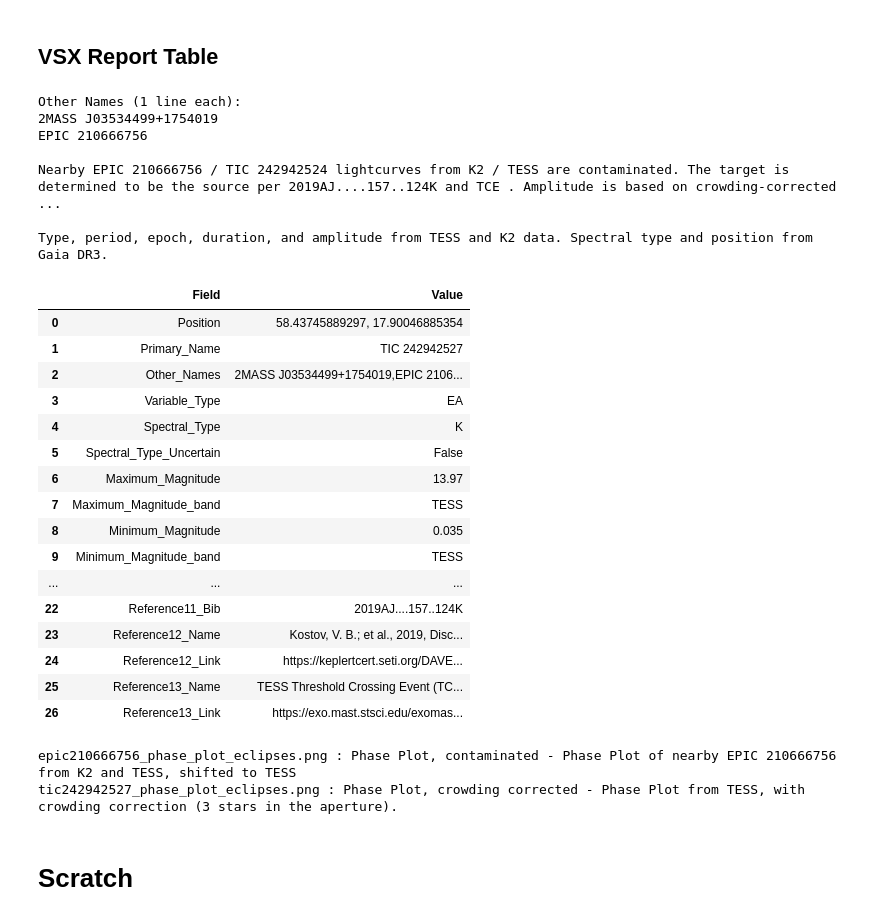
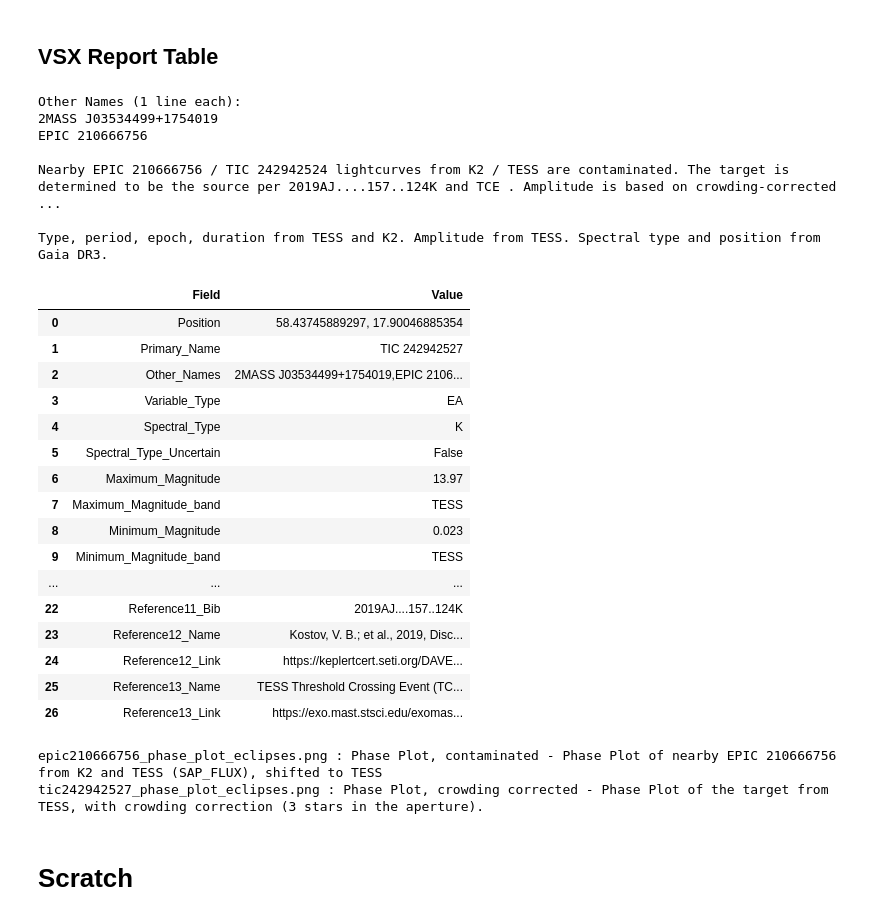
Before and after one commit to orionlee/PH_TESS_I_LightCurveViewer, a Jupyter notebook: targets/TIC_242942527_EA_based_on_contaminated_EPIC_210666756.ipynb, the cells around one changed output. Saved outputs shown, nothing was run; the diff lists cells and outputs as text; code cells hidden in the pictures.

```diff
--- a/targets/TIC_242942527_EA_based_on_contaminated_EPIC_210666756.ipynb
+++ b/targets/TIC_242942527_EA_based_on_contaminated_EPIC_210666756.ipynb
@@ -413,7 +446,6 @@ def report_to_df(report):
 # %%
 import bibs_utils
 reload(bibs_utils)
-
 
 
 other_names = "2MASS J03534499+1754019"  # 2MASSS in both TIC and Gaia DR3
@@ -421,8 +453,8 @@ other_names = "2MASS J03534499+1754019"  # 2MASSS in both TIC and Gaia DR3
 other_names += ",EPIC 210666756"  #  the nearby star with the contaminated lightcurve  in TESS / K2
 # No need to re-add existing names # other_names = ",ASASSN-V J074356.31-602347.0,TYC 8911-718-1,WISEA J074356.30-602347.2" + other_names  # prepend existing other names in the VSX record
 
-remarks = f"Nearby EPIC 210666756 / TIC 242942524 lightcurves from K2 / TESS are contaminated. The target is determined to be the source per 2019AJ....157..124K and TCE . Amplitude is based on crowding-corrected TIC 242942524. Contaminated amplitude: {mag_diff_contaminated:.3f} TESS ."
-revision_comment = "Type, period, epoch, duration, and amplitude from TESS and K2 data. Spectral type and position from Gaia DR3."
+remarks = f"Nearby EPIC 210666756 / TIC 242942524 lightcurves from K2 / TESS are contaminated. The target is determined to be the source per 2019AJ....157..124K and TCE . Amplitude is based on crowding-corrected TIC 242942524. Contaminated amplitude: {mag_diff_contaminated:.3f} TESS (SAP_FLUX) ."
+revision_comment = "Type, period, epoch, duration from TESS and K2. Amplitude from TESS. Spectral type and position from Gaia DR3."
 
 BIBS = bibs_utils.BIBS
 
@@ -462,37 +494,37 @@ def print_long_fields(report):
     print("Other Names (1 line each):")
     print("\n".join(other_names_list))
     print("")
     print(report["Remarks"])
     print("")
     print(report["Revision_Comment"])
 
 print_long_fields(vsx_report)
 with pd.option_context('display.max_colwidth', None):
     display(report_to_df(vsx_report))
 
 # Uploaded plots with  descriptions
 print("""
-epic210666756_phase_plot_eclipses.png : Phase Plot, contaminated - Phase Plot of nearby EPIC 210666756 from K2 and TESS, shifted to TESS
-tic242942527_phase_plot_eclipses.png : Phase Plot, crowding corrected - Phase Plot from TESS, with crowding correction (3 stars in the aperture).
+epic210666756_phase_plot_eclipses.png : Phase Plot, contaminated - Phase Plot of nearby EPIC 210666756 from K2 and TESS (SAP_FLUX), shifted to TESS
+tic242942527_phase_plot_eclipses.png : Phase Plot, crowding corrected - Phase Plot of the target from TESS, with crowding correction (3 stars in the aperture).
 """)
 # %% [output]
 Other Names (1 line each):
 2MASS J03534499+1754019
 EPIC 210666756
 
 Nearby EPIC 210666756 / TIC 242942524 lightcurves from K2 / TESS are contaminated. The target is determined to be the source per 2019AJ....157..124K and TCE . Amplitude is based on crowding-corrected  ...
 
-Type, period, epoch, duration, and amplitude from TESS and K2 data. Spectral type and position from Gaia DR3.
+Type, period, epoch, duration from TESS and K2. Amplitude from TESS. Spectral type and position from Gaia DR3.
 |  | Field | Value |
 | 0 | Position | 58.43745889297, 17.90046885354 |
 | 1 | Primary_Name | TIC 242942527 |
 | 2 | Other_Names | 2MASS J03534499+1754019,EPIC 2106... |
 | 3 | Variable_Type | EA |
 | 4 | Spectral_Type | K |
 | 5 | Spectral_Type_Uncertain | False |
 | 6 | Maximum_Magnitude | 13.97 |
 | 7 | Maximum_Magnitude_band | TESS |
-| 8 | Minimum_Magnitude | 0.035 |
+| 8 | Minimum_Magnitude | 0.023 |
 | 9 | Minimum_Magnitude_band | TESS |
 | ... | ... | ... |
 | 22 | Reference11_Bib | 2019AJ....157..124K |
@@ -500,8 +532,8 @@ Type, period, epoch, duration, and amplitude from TESS and K2 data. Spectral typ
 | 24 | Reference12_Link | https://keplertcert.seti.org/DAVE... |
 | 25 | Reference13_Name | TESS Threshold Crossing Event (TC... |
 | 26 | Reference13_Link | https://exo.mast.stsci.edu/exomas... |
-epic210666756_phase_plot_eclipses.png : Phase Plot, contaminated - Phase Plot of nearby EPIC 210666756 from K2 and TESS, shifted to TESS
-tic242942527_phase_plot_eclipses.png : Phase Plot, crowding corrected - Phase Plot from TESS, with crowding correction (3 stars in the aperture).
+epic210666756_phase_plot_eclipses.png : Phase Plot, contaminated - Phase Plot of nearby EPIC 210666756 from K2 and TESS (SAP_FLUX), shifted to TESS
+tic242942527_phase_plot_eclipses.png : Phase Plot, crowding corrected - Phase Plot of the target from TESS, with crowding correction (3 stars in the aperture).
 # %% [markdown]
 # Scratch
 # %%
```
Also changed, not shown: parts of 10 cells of this notebook.
